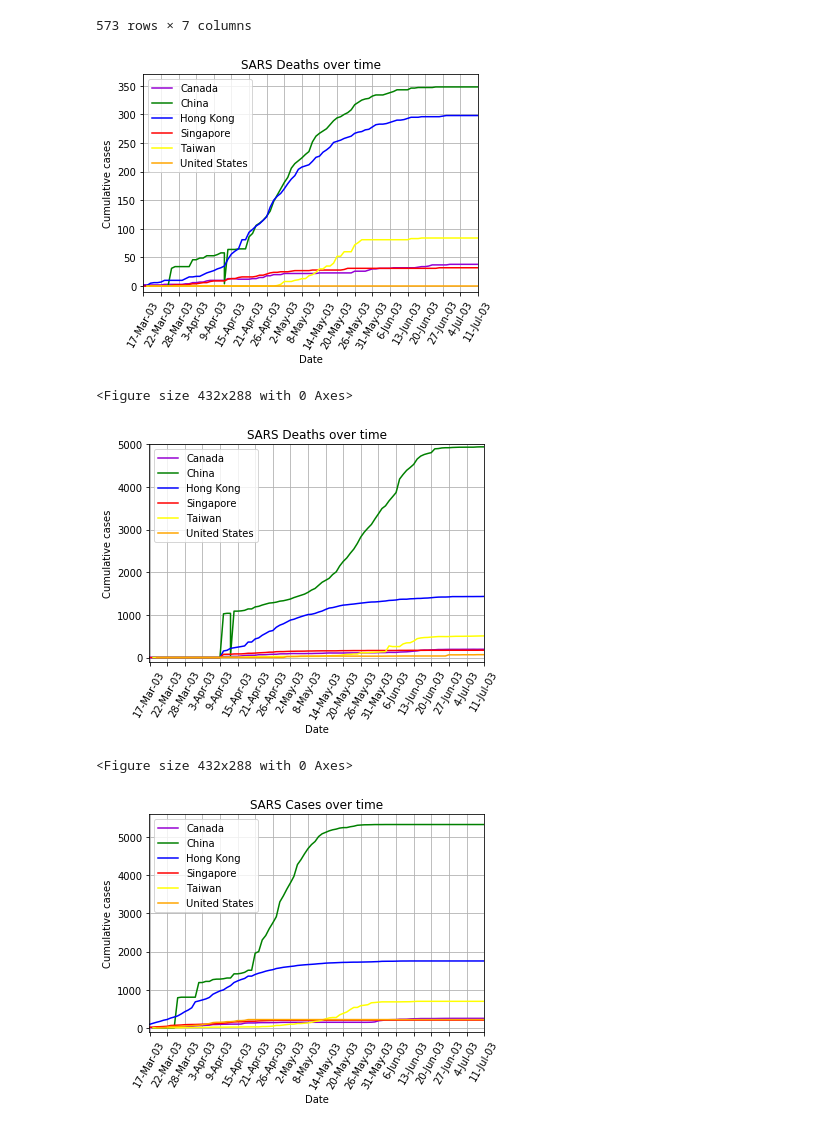
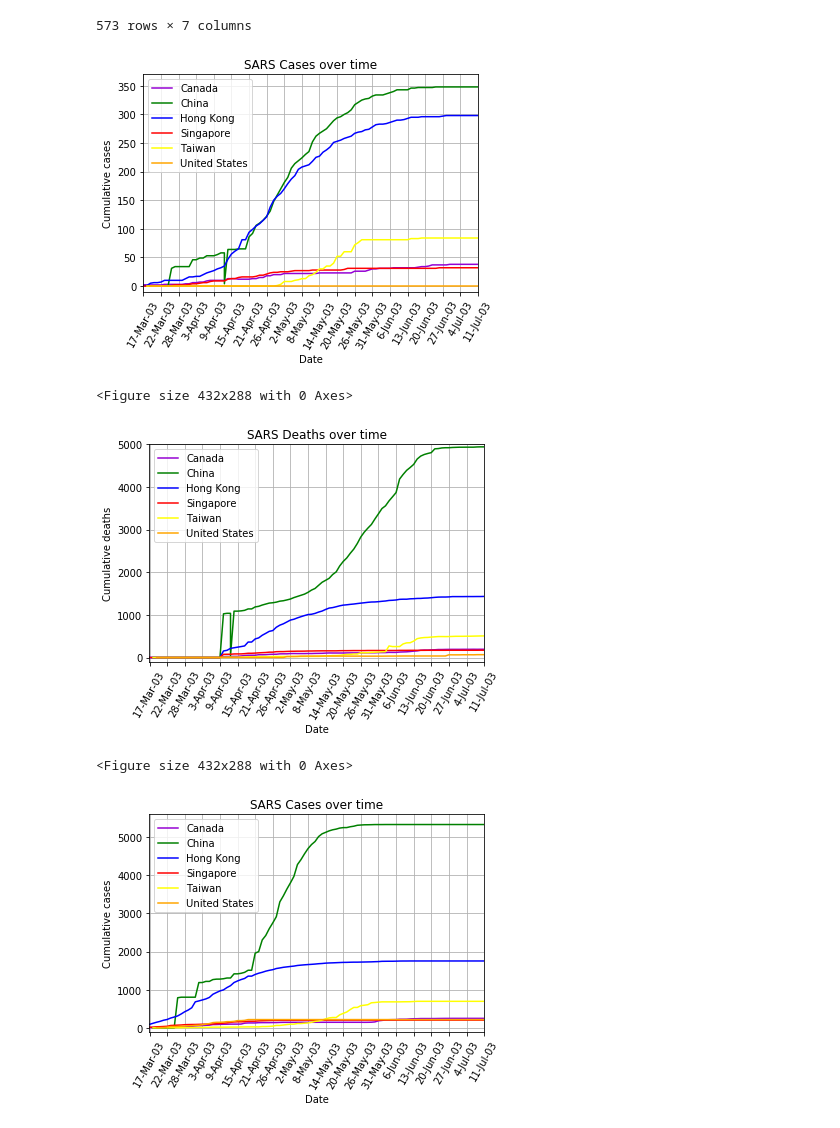
Before and after one commit to erharker/Json-s-and-the-pretty-pprintcesses, a Jupyter notebook: sars-ebola.ipynb, the cells around one changed output. Saved outputs shown, nothing was run; the diff lists cells and outputs as text; code cells hidden in the pictures.

```diff
--- a/sars-ebola.ipynb
+++ b/sars-ebola.ipynb
@@ -600,35 +610,35 @@ xAxis4=singapore["Date"]
 yAxis4=singaporeDeaths
 line4 = plt.plot(xAxis4, yAxis4, color="red", label="Singapore")
 
 #Taiwan
 taiwan =topSARS.loc[topSARS["Country"]=="Taiwan, China"]
 taiwanDeaths= taiwan['Number of deaths']
 xAxis5=taiwan["Date"]
 yAxis5=taiwanDeaths
 line5 = plt.plot(xAxis5, yAxis5, color="yellow", label="Taiwan")
 
 #USA
 usa =topSARS.loc[topSARS["Country"]=="United States"]
 usaDeaths= usa['Number of deaths']
 xAxis6=usa["Date"]
 yAxis6=usaDeaths
 line6 = plt.plot(xAxis6, yAxis6, color="orange", label="United States")
 
 plt.legend(loc="best")
 plt.ylabel('Cumulative cases')
 plt.xlabel("Date")
-plt.title('SARS Deaths over time')
+plt.title('SARS Cases over time')
 plt.xlim(xmax=0)
 plt.xlim(xmin=0)
 plt.xticks(np.arange(0, 100, step=5))
 plt.xticks(rotation=60,horizontalalignment="center")
 plt.ylim(ymax=370)
 plt.ylim(ymin=-10)
 plt.grid()
 plt.show()
 plt.savefig('Resources/SarsDeaths1.png')
 # %% [output]
-[figure, old version]
+[figure, new version]
 <Figure size 432x288 with 0 Axes>
 # %%
 #Recovered by Country over Time Period
@@ -676,7 +686,7 @@ yAxis6=usaRecov
 line6 = plt.plot(xAxis6, yAxis6, color="orange", label="United States")
 
 plt.legend(loc="best")
-plt.ylabel('Cumulative cases')
+plt.ylabel('Cumulative deaths')
 plt.xlabel("Date")
 plt.title('SARS Deaths over time')
 plt.xlim(xmax=0)
@@ -691,7 +701,7 @@ plt.grid()
 plt.show()
 plt.savefig('Resources/SarsDeaths.png')
 # %% [output]
-[figure, old version]
+[figure, new version]
 <Figure size 432x288 with 0 Axes>
 # %%
 #Cases by Country over Time Period
```
Also changed, not shown: parts of 3 cells of this notebook, 1 other file.
